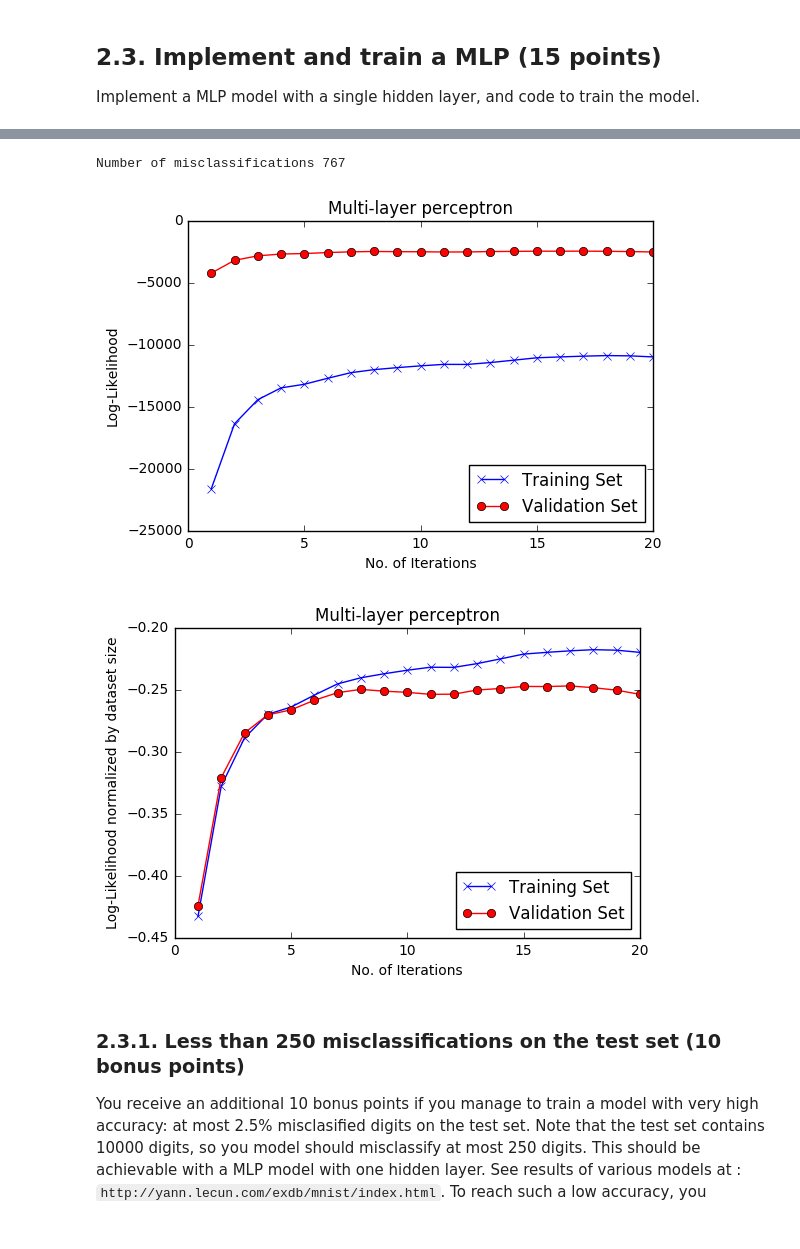
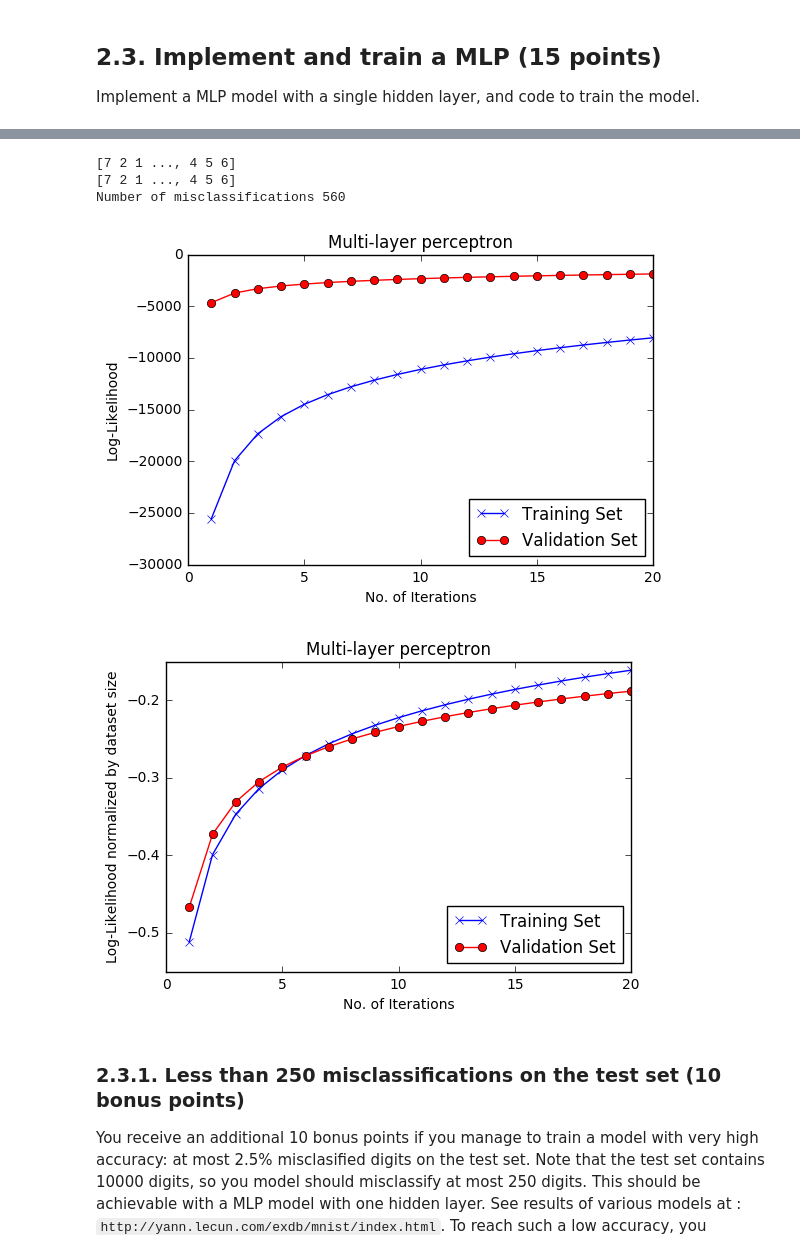
Before and after one commit to Vasileios-Charatsidis/machine_learning_1_labs, a Jupyter notebook: hw2/dana.ipynb, the cells around one changed output, grey strips where cells are left out. Saved outputs shown, nothing was run; the diff lists cells and outputs as text; code cells hidden in the pictures.

```diff
--- a/hw2/dana.ipynb
+++ b/hw2/dana.ipynb
@@ -554,7 +568,7 @@ def mlp_gradient(x,t,V,W,a,b):
 
     delta_q = np.reshape([(j==t_n) - q[j]/Z for j in range(len(q))],[10,1]) # dim: 10 x 1
     delta_h = W.dot(delta_q) # dim: L x 1
-    grad_a = delta_h.dot(h.T.dot(1-h)) # dim: L x 1
+    grad_a = delta_h * (h * (1-h)) # dim: L x 1
     grad_V = x.dot(grad_a.T) # dim
     grad_W = h.dot(delta_q.T)  # dim: L x 10
     grad_b = delta_q # dim: 10x1
@@ -594,7 +608,7 @@ def train_model_mlp(X, T, X_val, T_val, max_iter, L, alpha=1E-4):
     # Initialization
     t_hot = np.array([dummy_encoding(z) for z in T]) # dummy encoding
 
-    mu, sigma = 0, 1
+    mu, sigma = 0, .5
     W = np.random.normal(mu,sigma,[L,10])
     b = np.random.rand(10,1)
     V = np.random.normal(mu,sigma,[784,L])
@@ -616,10 +630,4 @@ def train_model_mlp(X, T, X_val, T_val, max_iter, L, alpha=1E-4):
         print 'iter#%d, Log-p Training: %f, Valid: %f, elapsed:%s' % (i+1,lp_tr[i],lp_val[i], end - start)
 
     return V, W, a, b, lp_tr, lp_val
-
-
-max_iter = 20
-alpha = 1E-2
-L = 200
-V_optima, W_optima, a_optima, b_optima, lp_tr, lp_val = train_model_mlp(x_train, t_train, x_valid, t_valid, max_iter, L, alpha)
 # %% [output]
@@ -646,43 +654,54 @@ iter#20, Log-p Training: -11001.794116, Valid: -2538.823574, elapsed:262.364537
 # %%
 def dummy_encoding_vector(T):
     return np.array([dummy_encoding(t_n) for t_n in T])
 
-fig = plt.figure()
-plt.plot(range(1,max_iter+1),lp_tr,'bx-')
-plt.plot(range(1,max_iter+1),lp_val,'ro-')
-plt.legend(['Training Set', 'Validation Set'],loc='lower right')
-plt.xlabel('No. of Iterations')
-plt.ylabel('Log-Likelihood')
-plt.title('Multi-layer perceptron')
-plt.plot()
+def run_plot(x_tr, t_tr, x_val, t_val, max_iter, alpha, L):
+    V_optima, W_optima, a_optima, b_optima, lp_tr, lp_val = train_model_mlp(x_tr, t_tr, x_val, t_val, max_iter, L, alpha)
 
-# Normalize by dataset size
+    fig = plt.figure()
+    plt.plot(range(1,max_iter+1),lp_tr,'bx-')
+    plt.plot(range(1,max_iter+1),lp_val,'ro-')
+    plt.legend(['Training Set', 'Validation Set'],loc='lower right')
+    plt.xlabel('No. of Iterations')
+    plt.ylabel('Log-Likelihood')
+    plt.title('Multi-layer perceptron')
+    plt.plot()
 
-fig = plt.figure()
-plt.plot(range(1,max_iter+1),lp_tr/x_train.shape[0],'bx-')
-plt.plot(range(1,max_iter+1),lp_val/x_valid.shape[0],'ro-')
-plt.legend(['Training Set', 'Validation Set'],loc='lower right')
-plt.xlabel('No. of Iterations')
-plt.ylabel('Log-Likelihood normalized by dataset size')
-plt.title('Multi-layer perceptron')
-plt.plot()
+    # Normalize by dataset size
+
+    fig = plt.figure()
+    plt.plot(range(1,max_iter+1),lp_tr/x_train.shape[0],'bx-')
+    plt.plot(range(1,max_iter+1),lp_val/x_valid.shape[0],'ro-')
+    plt.legend(['Training Set', 'Validation Set'],loc='lower right')
+    plt.xlabel('No. of Iterations')
+    plt.ylabel('Log-Likelihood normalized by dataset size')
+    plt.title('Multi-layer perceptron')
+    plt.plot()
 
 
+    # output of hidden layer
+    h = sigmoid(x_test.dot(V_optima) + a_optima.T)
+    # output of network
+    q = np.exp(h.dot(W_optima) + b_optima.T)
+    Z = np.reshape(np.sum(q,axis=1),[q.shape[0],1])
+    t_n = np.array([np.argmax(q[n]/Z[n]) for n in range(q.shape[0])])
+    print t_n
+    print t_test
+    diff = t_test - t_n
+    misclassifications = np.count_nonzero(diff)
 
-# output of hidden layer
-h = sigmoid(x_test.dot(V_optima) + a_optima.T)
-# output of network
-q = np.exp(h.dot(W_optima) + b_optima.T)
-Z = np.reshape(np.sum(q,axis=1),[q.shape[0],1])
-t_n = np.array([np.argmax(q[n]/Z[n]) for n in range(q.shape[0])])
-diff = t_test - t_n
-misclassifications = np.count_nonzero(diff)
+    print 'Number of misclassifications %d' % misclassifications
 
-print 'Number of misclassifications %d' % misclassifications
+max_iter = 20
+alpha = 1E-3
+L = 200
+run_plot(x_train, t_train, x_valid, t_valid, max_iter, alpha, L)
 # %% [output]
-Number of misclassifications 767
+[7 2 1 ..., 4 5 6]
+[7 2 1 ..., 4 5 6]
+Number of misclassifications 560
-[figure, old version]
+[figure, new version]
-[figure, old version]
+[figure, new version]
 # %% [markdown]
 ### 2.3.1. Less than 250 misclassifications on the test set (10 bonus points)
 
```
Also changed, not shown: parts of 5 cells of this notebook.
